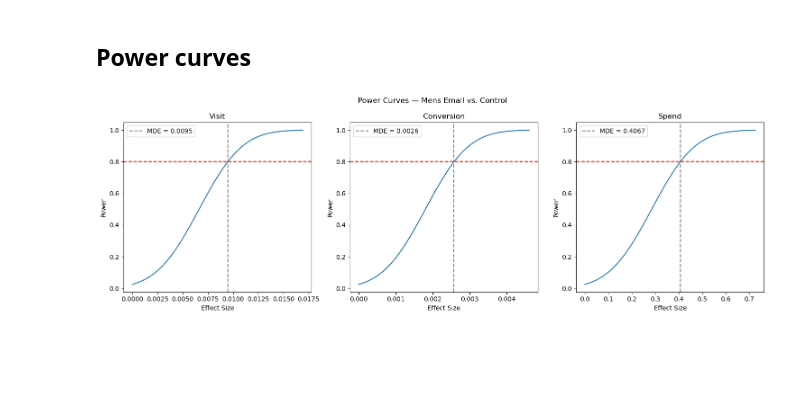
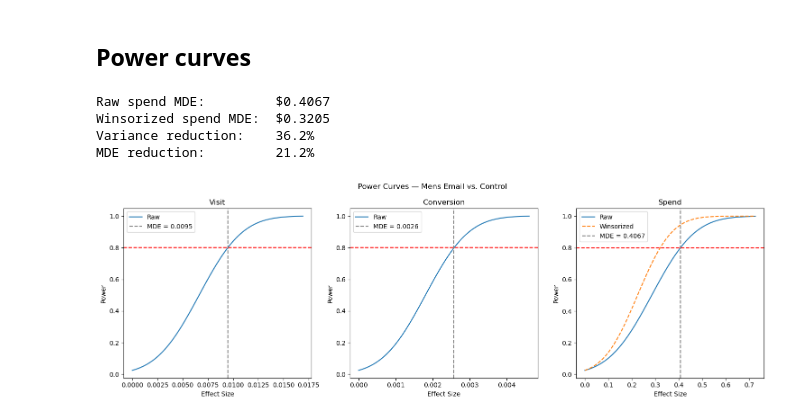
Before and after one commit to dpolioudakis/ab-testing-causal-inference, a Jupyter notebook: notebooks/03_power_analysis.ipynb, the cells around one changed output. Drawn from its saved outputs; the diff is of its cells as text; code cells hidden in the pictures; blank space fills up the shorter version.

Commit message:
Finalize power analysis

```diff
--- a/notebooks/03_power_analysis.ipynb
+++ b/notebooks/03_power_analysis.ipynb
@@ -144,9 +144,12 @@ n2_visit = hillstrom_df[hillstrom_df["segment"] == "No E-Mail"]["visit"].count()
 p1_visit = hillstrom_df[hillstrom_df["segment"] == "Mens E-Mail"]["visit"].sum() / n1_visit
 p2_visit = hillstrom_df[hillstrom_df["segment"] == "No E-Mail"]["visit"].sum() / n2_visit
 
-var_visit = (p1_visit * (1 - p1_visit) / n1_visit) + (p2_visit * (1 - p2_visit) / n2_visit)
+var_data_visit1 = p1_visit * (1 - p1_visit)
+var_data_visit2 = p2_visit * (1 - p2_visit)
 
-se_visit = np.sqrt(var_visit)
+var_est_diff_visit = (var_data_visit1 / n1_visit) + (var_data_visit2 / n2_visit)
+
+se_diff_visit = np.sqrt(var_est_diff_visit)
 
 
 # conversion
@@ -157,45 +160,81 @@ n2_conversion = hillstrom_df[hillstrom_df["segment"] == "No E-Mail"]["conversion
 p1_conversion = hillstrom_df[hillstrom_df["segment"] == "Mens E-Mail"]["conversion"].sum() / n1_conversion
 p2_conversion = hillstrom_df[hillstrom_df["segment"] == "No E-Mail"]["conversion"].sum() / n2_conversion
 
-var_conversion = (p1_conversion * (1 - p1_conversion) / n1_conversion) + (p2_conversion * (1 - p2_conversion) / n2_conversion)
+var_data_conversion1 = p1_conversion * (1 - p1_conversion)
+var_data_conversion2 = p2_conversion * (1 - p2_conversion)
 
-se_conversion = np.sqrt(var_conversion)
+var_est_diff_conversion = (var_data_conversion1 / n1_conversion) + (var_data_conversion2 / n2_conversion)
+
+se_diff_conversion = np.sqrt(var_est_diff_conversion)
 
 
 # spend
 
 n1_spend = hillstrom_df[hillstrom_df["segment"] == "Mens E-Mail"]["spend"].count()
 n2_spend = hillstrom_df[hillstrom_df["segment"] == "No E-Mail"]["spend"].count()
 
 spend1 = hillstrom_df[hillstrom_df["segment"] == "Mens E-Mail"]["spend"]
 spend2 = hillstrom_df[hillstrom_df["segment"] == "No E-Mail"]["spend"]
 
-var_spend1 = np.sum((spend1 - spend1.mean()) ** 2) / (n1_spend - 1)
-var_spend2 = np.sum((spend2 - spend2.mean()) ** 2) / (n2_spend - 1)
+var_data_spend1 = np.sum((spend1 - spend1.mean()) ** 2) / (n1_spend - 1)
+var_data_spend2 = np.sum((spend2 - spend2.mean()) ** 2) / (n2_spend - 1)
 
-se_spend = np.sqrt(var_spend1 / n1_spend + var_spend2 / n2_spend)
+se_diff_spend = np.sqrt(var_data_spend1 / n1_spend + var_data_spend2 / n2_spend)
+
+# winsorized
+
+cap_value = hillstrom_df["spend"].quantile(0.999)
+spend1_w = np.clip(spend1, 0, cap_value)
+spend2_w = np.clip(spend2, 0, cap_value)
+
+var_data_spend1_w = spend1_w.var()
+var_data_spend2_w = spend2_w.var()
+
+# Winsorization impact — quantifying the variance reduction and what it means for MDE
+
+se_diff_spend_w = np.sqrt(var_data_spend1_w / n1_spend + var_data_spend2_w / n2_spend)
+
+mde_raw = se_diff_spend * (z_alpha + z_beta)
+mde_w = se_diff_spend_w * (z_alpha + z_beta)
+
+variance_reduction = (1 - var_data_spend2_w / var_data_spend2) * 100
+mde_reduction = (1 - mde_w / mde_raw) * 100
+
+print(f"Raw spend MDE:         ${mde_raw:.4f}")
+print(f"Winsorized spend MDE:  ${mde_w:.4f}")
+print(f"Variance reduction:    {variance_reduction:.1f}%")
+print(f"MDE reduction:         {mde_reduction:.1f}%")
+
 
 
 # Plot
 
 fig, axes = plt.subplots(1, 3, figsize=(15, 5))
 
-for ax, (metric, se) in zip(axes, [("Visit", se_visit), ("Conversion", se_conversion), ("Spend", se_spend)]):
+for ax, (metric, se) in zip(axes, [("Visit", se_diff_visit), ("Conversion", se_diff_conversion), ("Spend", se_diff_spend)]):
 
+    z_alpha = 1.96
     effect_sizes = np.linspace(0, 5 * se, 100)
     powers = [1 - stats.norm.cdf(z_alpha - (effect_size / se)) for effect_size in effect_sizes]
     mde = se * (z_alpha + z_beta)
 
-    ax.plot(effect_sizes, powers)
+    ax.plot(effect_sizes, powers, label="Raw")
+    if metric == "Spend":
+        powers_w = [1 - stats.norm.cdf(z_alpha - (effect_size / se_diff_spend_w)) for effect_size in effect_sizes]
+        ax.plot(effect_sizes, powers_w, linestyle="--", label="Winsorized")
     ax.axhline(0.8, color="red", linestyle="--")
     ax.axvline(mde, color="gray", linestyle="--", label=f"MDE = {mde:.4f}")
     ax.set_title(metric)
     ax.set_xlabel("Effect Size")
     ax.set_ylabel("Power")
     ax.legend()
 
 plt.suptitle("Power Curves — Mens Email vs. Control")
 plt.tight_layout()
 plt.show()
 # %% [output]
+Raw spend MDE:         $0.4067
+Winsorized spend MDE:  $0.3205
+Variance reduction:    36.2%
+MDE reduction:         21.2%
-[figure, old version]
+[figure, new version]
```
Also changed, not shown: parts of 5 cells of this notebook.
